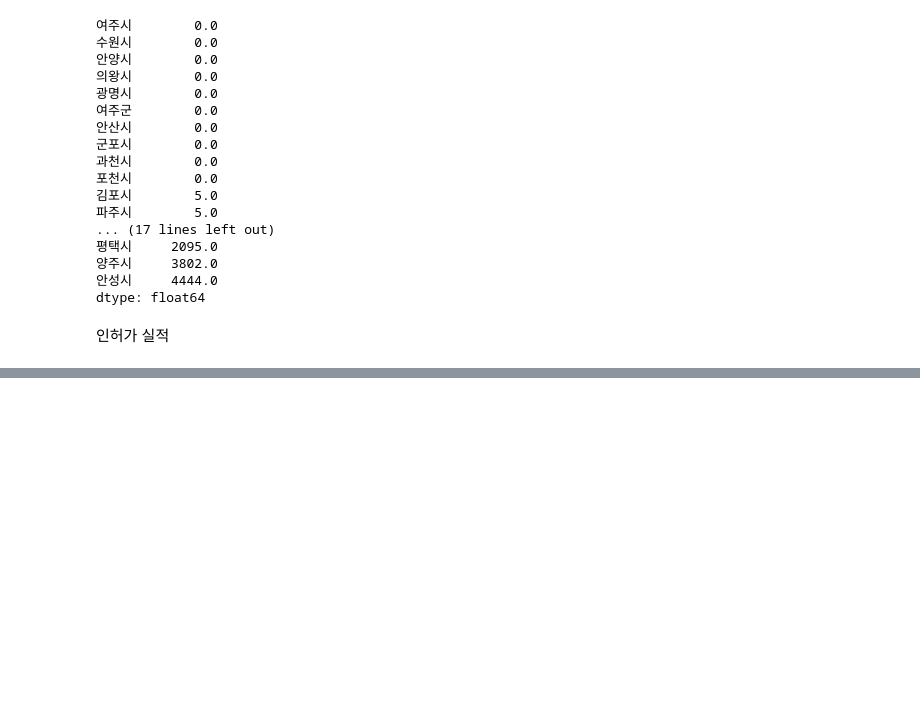
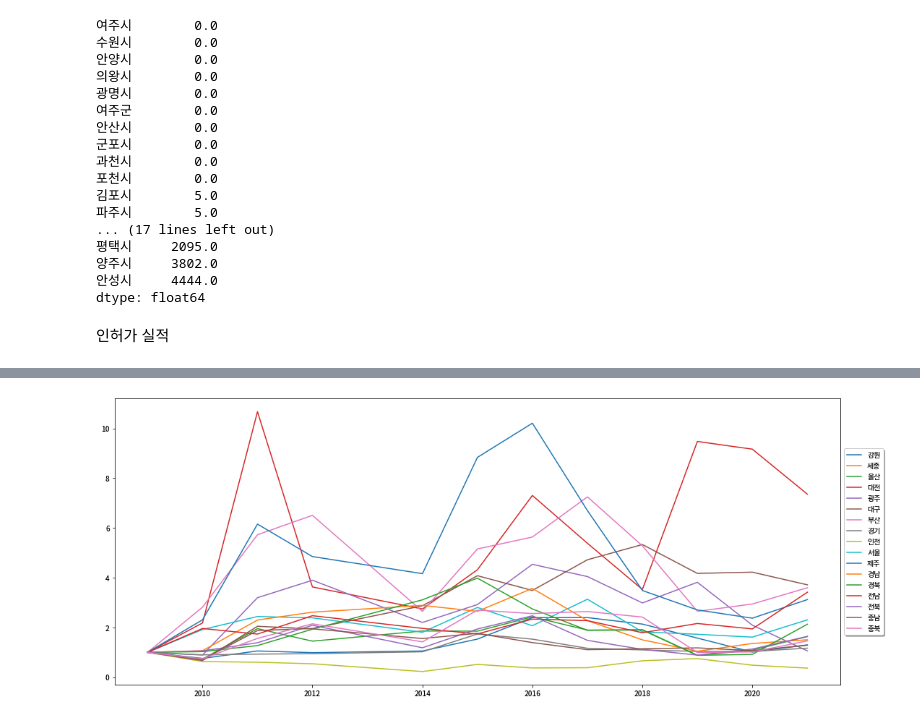
Before and after one commit to yeonghun00/real-estate, a Jupyter notebook: market.ipynb, the cells around one changed output, grey strips where cells are left out. Saved outputs shown, nothing was run; the diff lists cells and outputs as text; code cells hidden in the pictures; blank space fills up the shorter version.

```diff
--- a/market.ipynb
+++ b/market.ipynb
@@ -309,0 +336,23 @@ SyntaxError: ignored
+# %%
+def get_city_consent_data(trend=False):
+  dic = {}
+  city = df['시도별'].unique()
+  for i in city:
+    if i=='전국' or i=='수도권': continue
+    dic[i] = df[(df['시도별'] == i) & (df['부문명'] == '총계')]['값']
+  data = pd.concat(dic, axis=1)
+  if trend==True: data = data/data.iloc[0]
+  return data
+# %%
+city_consent_data = get_city_consent_data(True)
+# %%
+import matplotlib.pyplot as plt
+
+fig = plt.figure(figsize=(18,16))
+ax = fig.add_subplot(2, 1, 1)
+ax.plot(city_consent_data)
+ax.legend(city_consent_data, loc='center left',  bbox_to_anchor=(1, 0.5), fancybox=True, shadow=True)
+
+plt.show()
+# %% [output]
+[figure, added]
```
Also changed, not shown: parts of 11 cells of this notebook.
